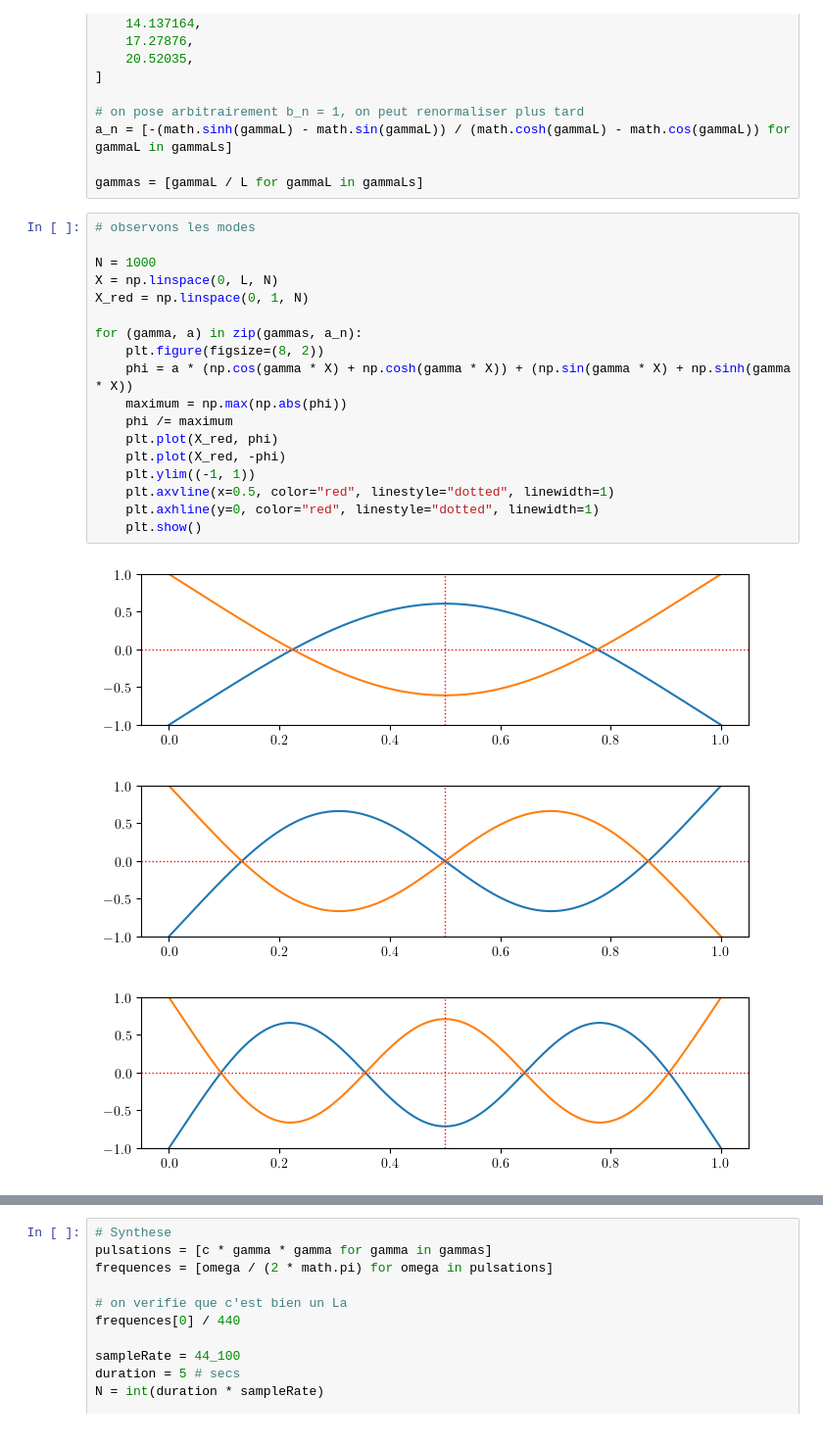
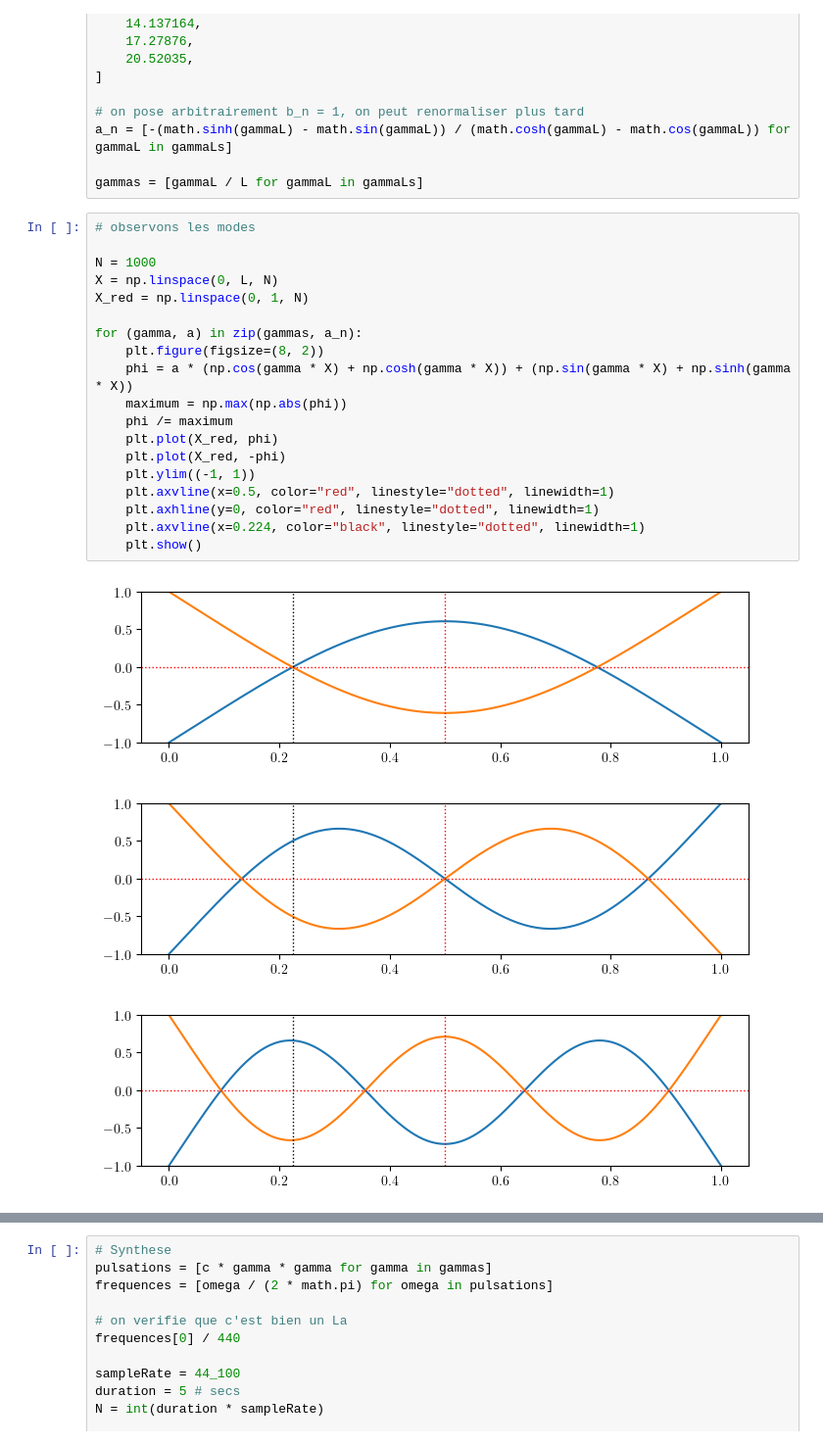
Before and after one commit to vincent-lafouasse/Glockenspiel_PhysicalModelling, a Jupyter notebook: percu1.ipynb, the cells around one changed output, grey strips where cells are left out. Shown at 98% size. Cells and saved outputs as stored; diff of their text form.

```diff
--- a/percu1.ipynb
+++ b/percu1.ipynb
@@ -205,22 +205,23 @@ gammas = [gammaL / L for gammaL in gammaLs]
 # %%
 # observons les modes
 
 N = 1000
 X = np.linspace(0, L, N)
 X_red = np.linspace(0, 1, N)
 
 for (gamma, a) in zip(gammas, a_n):
     plt.figure(figsize=(8, 2))
     phi = a * (np.cos(gamma * X) + np.cosh(gamma * X)) + (np.sin(gamma * X) + np.sinh(gamma * X))
     maximum = np.max(np.abs(phi))
     phi /= maximum
     plt.plot(X_red, phi)
     plt.plot(X_red, -phi)
     plt.ylim((-1, 1))
     plt.axvline(x=0.5, color="red", linestyle="dotted", linewidth=1)
     plt.axhline(y=0, color="red", linestyle="dotted", linewidth=1)
+    plt.axvline(x=0.224, color="black", linestyle="dotted", linewidth=1)
     plt.show()
 # %% [output]
-[figure, old version]
+[figure, new version]
-[figure, old version]
+[figure, new version]
-[figure, old version]
+[figure, new version]
```
Also changed, not shown: parts of 1 cell of this notebook.
